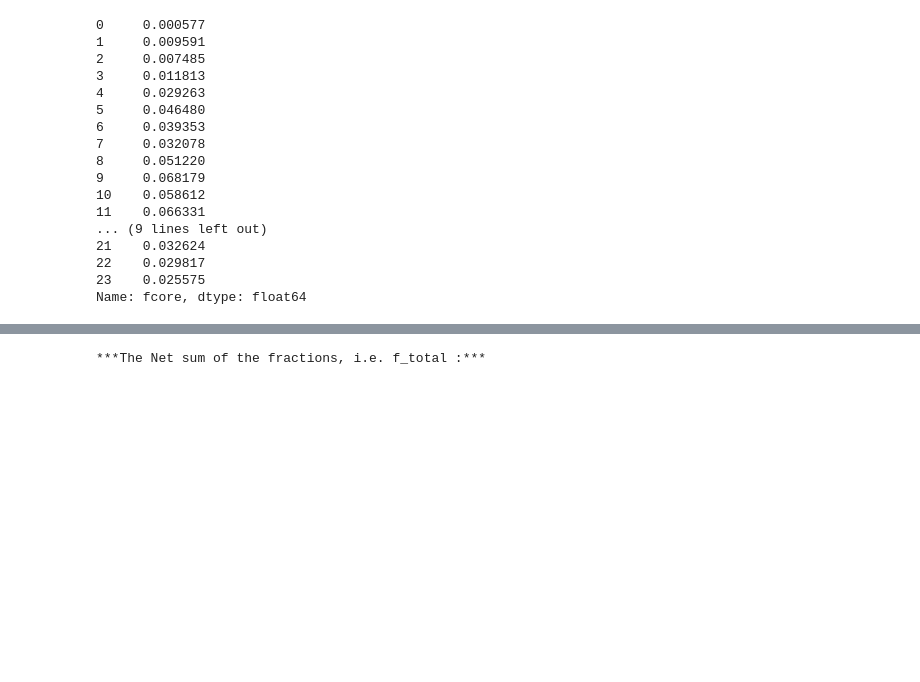
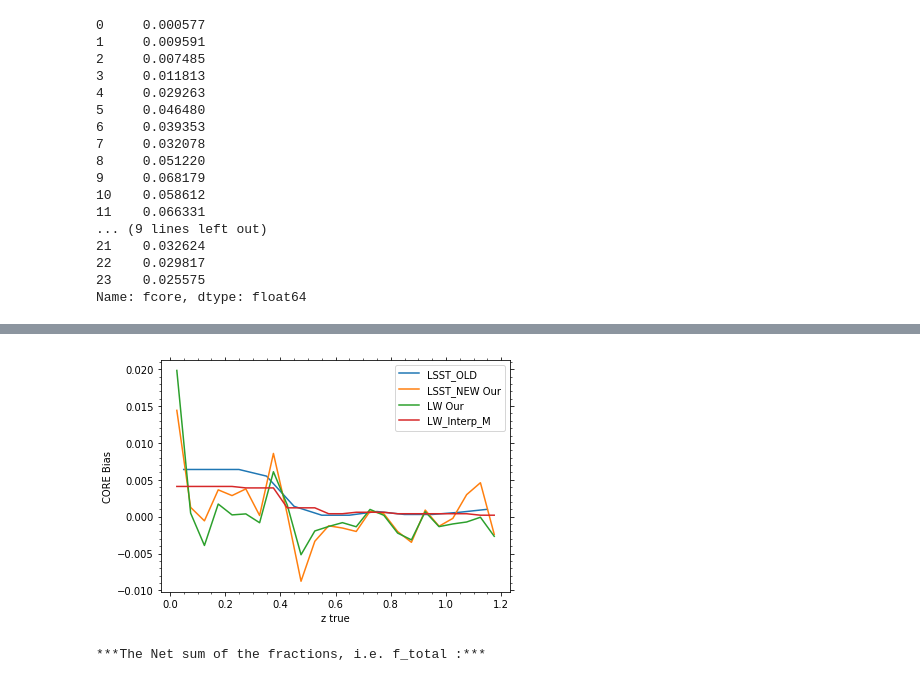
Before and after one commit to am610/Fisher-Matrix, a Jupyter notebook: github/Wfirst/Core/CORE_BIAS_Computation_LW.ipynb, the cells around one changed output, grey strips where cells are left out. Saved outputs shown, nothing was run; the diff lists cells and outputs as text; code cells hidden in the pictures; blank space fills up the shorter version.

```diff
--- a/github/Wfirst/Core/CORE_BIAS_Computation_LW.ipynb
+++ b/github/Wfirst/Core/CORE_BIAS_Computation_LW.ipynb
@@ -253,3 +267,27 @@ plt.tight_layout()
+# %%
+# To compare with Interpolation from Melissa's data
+LW_interp = pd.read_csv('interpolated_bias_LW_Melissa.csv',sep=' ')
+# %%
+fig, ax = plt.subplots()
+plt.plot(lsst_old.z,lsst_old.bias,label='LSST_OLD')
+plt.plot(b.z,-(b.bias),label='LSST_NEW Our')
+plt.plot(b_w.z,-(b_w.bias),label='LW Our')
+plt.plot(LW_interp.z,(LW_interp.bias),label='LW_Interp_M') # M = Melissa's data
+plt.legend()
+ax.minorticks_on()
+ax.yaxis.set_ticks_position('both')
+ax.xaxis.set_ticks_position('both')
+plt.xlabel('z true')
+plt.ylabel('CORE Bias')
+
+#plt.text(0.4,-0.0017,'LW_Interp_M = Interpolated CORIQR from',fontsize=10);plt.text(0.4,-0.0024,'Melissas Data ',fontsize=10);plt.text(0.5,0.005,'12 Bins',fontsize=15)
+
+#plt.text(0.42,-0.007,'LW_Interp_M = Interpolated CORIQR from',fontsize=10);plt.text(0.42,-0.009,'Melissas Data ',fontsize=10);plt.text(0.6,0.005,'24 Bins',fontsize=15)
+
+plt.tight_layout()
+#plt.savefig('../Plot/Core_Bias_Compare_w_Melissa_24b_sign_change.pdf',bbox_inches='tight')
+# %% [output]
+[figure, added]
 # %%
 LW_outlier = pd.read_csv('../Data/Catastrophic_tzpz_WFIRST_24_intersection.csv',sep=' ' )#Catastrophic_tzpz_WFIRST_24.csv
 # %%
```
Also changed, not shown: parts of 16 cells of this notebook.
